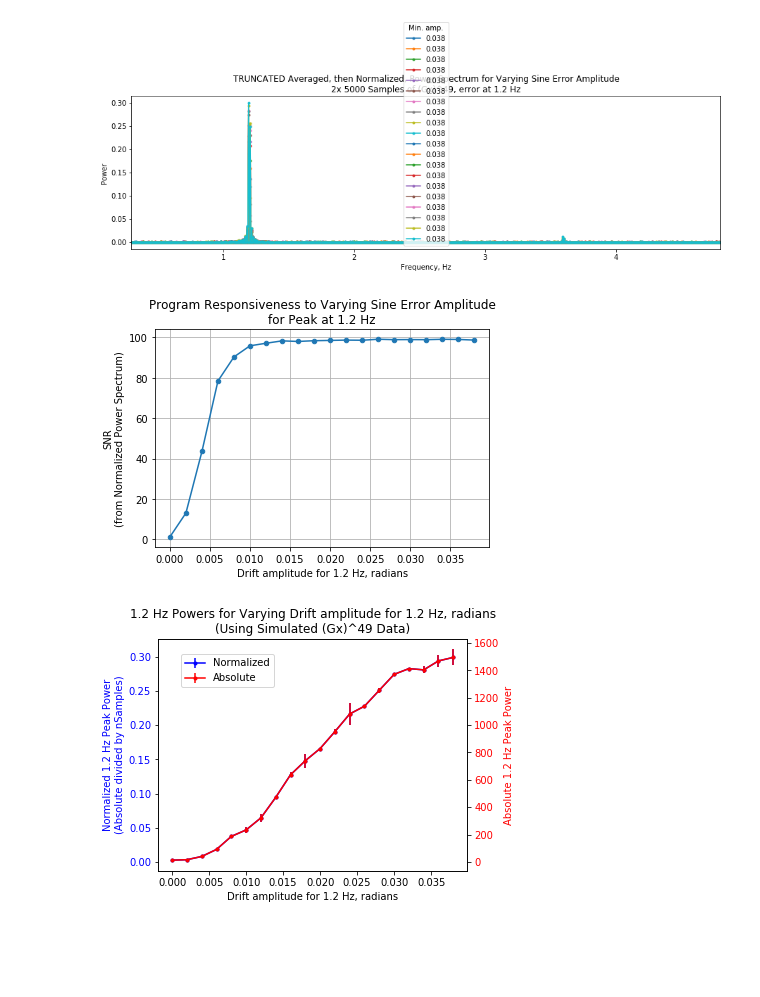
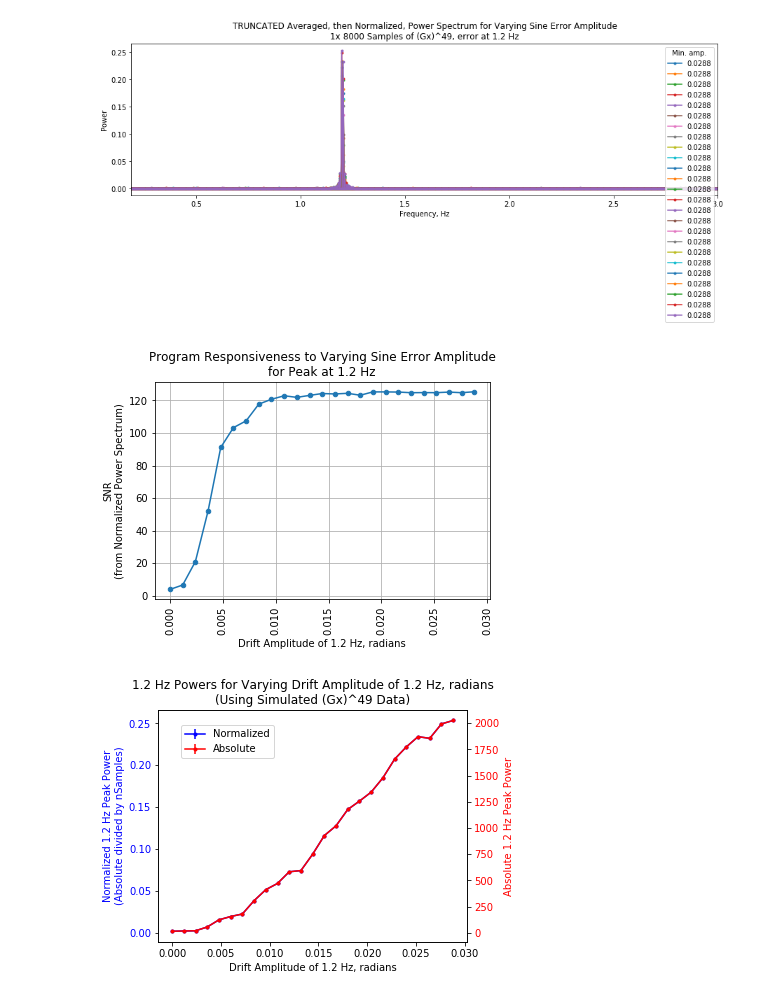
Before and after one commit to garretts-hub/GST_Work, a Jupyter notebook: Iterative Simulated Data Independent Experiments.ipynb, the cells around one changed output. Saved outputs shown, nothing was run; the diff lists cells and outputs as text; code cells hidden in the pictures; blank space fills up the shorter version.

```diff
--- a/Iterative Simulated Data Independent Experiments.ipynb
+++ b/Iterative Simulated Data Independent Experiments.ipynb
@@ -9,7 +9,7 @@ from data_list_creator import create_data, gate_string_to_list, gate_list_to_str
 
 #################################################################################################################
 gate_string = "(Gx)^49"
-nSamples = 5000  #total samples to take for each measurement
+nSamples = 8000  #total samples to take for each measurement
 nCounts = 1   #total shots to take at one; =nSamples: same noise, probabilities for all repeats; =1, new experiment & noise for each count
 time_per_count = 1/60 #seconds
 time_units = 1e-3 #seconds. This should be the max resolution you expect to input at any given time (i.e. everthing on the scale of 1e-3 s or more)
@@ -23,7 +23,7 @@ low_frequency_noise = [] #uncomment this to eliminate low_frequency noise
 low_frequency_amps = [0.005*i for i in range(len(low_frequency_noise))]
 low_frequency_phase = [0]*len(low_frequency_noise)
 freq_list=[1.2]#, 6, 8.4, 9.6] + low_frequency_noise
-amp_list=[0.008]#[0.002, 0.002, 0.0015, 0.0015] + low_frequency_amps
+amp_list=[0.002, 0.002, 0.0015, 0.0015] + low_frequency_amps
 phase_list=[0]#,0,0,0] + low_frequency_phase
 telegraph_amp = 0.02
 start_f = 0.1
@@ -31,8 +31,8 @@ stop_f = 2
 fluctuators= 40
 add_noise=None#0.001
 
-num_experiments = 2 #how many times you want to run a single set of parameters
-variable_params = [[i*0.002] for i in range(0, 20)]#[(i*0.0005,) for i in range(0,75, 5)]#[(i*0.001 + 0.002,) for i in range(4,15)]
+num_experiments = 1 #how many times you want to run a single set of parameters
+variable_params = [(0.0012*i,) for i in range(25)]#[[0.002, 0.002, 0.0015, 0.0015, 0.005, 0.005, 0.010, 0.015,0.020] ]
 param_name = 'amp' #'frequency', 'nSamples', 'L', 'amp'
 
 #parameters for SNR analysis below
@@ -103,7 +103,7 @@ for param_index in range(num_parameters):
     normalized_peak_power_list = []
     normalized_peak_power_SNR_list = []
     for exp_index in range(num_experiments):
-        print("Currently on experiment {}".format(exp_index))
+        print("Processing parameter set {}, experiment {}".format(param_index, exp_index))
         #Initialize arrays of one-counts per timestep, zero-counts per timstep, the actual timesteps for each, and the probability of getting a 1 for each
         ones_count_array, zeros_count_array,\
         timestamp_array, probs_array, ideal_angle_list, angle_list, sig = create_data( \
@@ -331,7 +331,7 @@ plt.title("TRUNCATED " + title_string)
 plt.legend(title=legend_string)
 plt.show()
 # %% [output]
-[figure, old version]
+[figure, new version]
 # %%
 #######here i'll show the results over the varied parameter
 index = global_results_list.index(results_list)
@@ -340,37 +340,38 @@ if param_name == "frequency":
     freq_list = variable_params[index] #not actually a list, this is just the naming convention
     title_string = "Program Responsiveness to Varying Drift Frequencies\nfor Peak at {} Hz".format(freq_of_interest)
     x_string = "Frequency of Drift, Hz"
 elif param_name == "nSamples":
     nSamples = variable_params[index]
     title_string = "Program Responsiveness to Varying Sample Size\nfor Peak at {} Hz".format(freq_of_interest)
     x_string = "Number of Samples"
 elif param_name == "L":
     gate_string = variable_params[index]
     title_string = "Program Responsiveness to Varying Gate Length\nfor Peak at {} Hz".format(freq_of_interest)
     x_string = "Gate Sequence Length"
 elif param_name == "amp":
     amp_list = variable_params[index] #not actually a list, just convention
     title_string = "Program Responsiveness to Varying Sine Error Amplitude\nfor Peak at {} Hz".format(freq_of_interest)
     x_string = "Drift amplitude for {} Hz, radians".format(freq_of_interest)
 
-
+############Change this parameter; you forgot to change it in the first block earlier
+special_amp_params = True
 if param_name != "amp" or special_amp_params == False:
-    plt.plot(variable_params,global_snr_list, marker='.',markersize="9")
+    plt.plot(variable_params,global_normalized_peak_power_SNR_list, marker='.',markersize="9")
 elif param_name == "amp" and special_amp_params:
     modified_params = [0]*len(variable_params)
     freq_of_interest_index = freq_list.index(freq_of_interest)
     for index4 in range(len(variable_params)):
         modified_params[index4] = variable_params[index4][freq_of_interest_index]
-    plt.plot(modified_params,global_snr_list, marker='.',markersize="9")
+    plt.plot(modified_params,global_normalized_peak_power_SNR_list, marker='.',markersize="9")
     x_string = "Drift Amplitude of {} Hz, radians".format(freq_of_interest)
     plt.xticks(rotation=90)
 plt.grid()
 plt.xlabel(x_string)
 plt.title(title_string)
 plt.ylabel("SNR\n(from Normalized Power Spectrum)")
 plt.show()
 # %% [output]
-[figure, old version]
+[figure, new version]
 # %%
 #show total rotation angle as a function of time if the varied parameter is L
 if param_name == "L":
@@ -431,7 +432,7 @@ if param_name=='nSamples':
     print("\n**Uses {} powers to determine this, where each power is\nobtained by normalizing the power spectra of {} identical \nexperiments with the same sample size, finding the peak of those normalized spectra,\n and then averaging those {} powers.".format(num_parameters, num_experiments, num_experiments))
     print("The standard deviation is the standard deviation\n of these {} peak powers.".format(num_parameters))
 # %% [output]
-[figure, old version]
+[figure, new version]
 # %%
 ###If amplitude the varied parameter, show how the peak power changes
 ###  with amplitude variation, and relate amplitude variation to 1-state probability.
```
Also changed, not shown: parts of 5 cells of this notebook, 2 other files.
